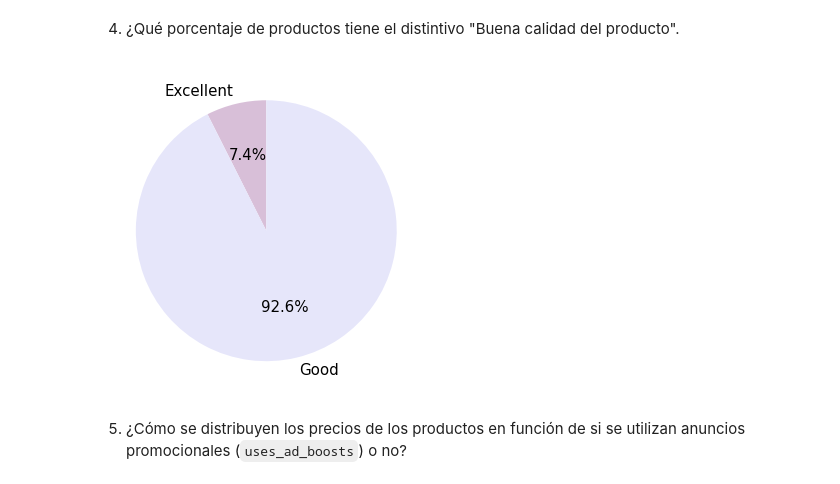
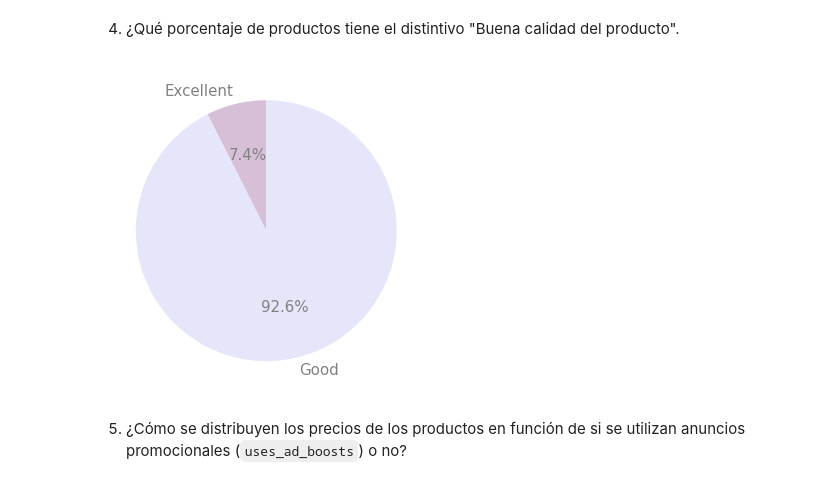
Before and after one commit to marinaescobar/ejercicios-adalab, a Jupyter notebook: Modulo-3/modulo-3-leccion-07-visualizacion.ipynb, the cells around one changed output. Drawn from its saved outputs; the diff is of its cells as text; code cells hidden in the pictures.

```diff
--- a/Modulo-3/modulo-3-leccion-07-visualizacion.ipynb
+++ b/Modulo-3/modulo-3-leccion-07-visualizacion.ipynb
@@ -84,18 +82,18 @@ df_good.columns = ['quality' , 'total']
 # %%
 colores = ["thistle", "lavender"]
 
 plt.figure(figsize=(8, 6))
 
 plt.pie("total", labels= "quality",
         data = df_good,
         autopct=  '%1.1f%%',
         colors = colores,
-        textprops={'fontsize': 15},
+        textprops={'fontsize': 15, 'color' : 'grey'},
         startangle=90);
 
 # Según el gráfico, un 92,6% de productos tiene el distintivo de buena calidad
 # %% [output]
-[figure, old version]
+[figure, new version]
 # %% [markdown]
 5.  ¿Cómo se distribuyen los precios de los productos en función de si se utilizan anuncios promocionales (`uses_ad_boosts`) o no?
 # %%
```
Also changed, not shown: parts of 3 cells of this notebook.
